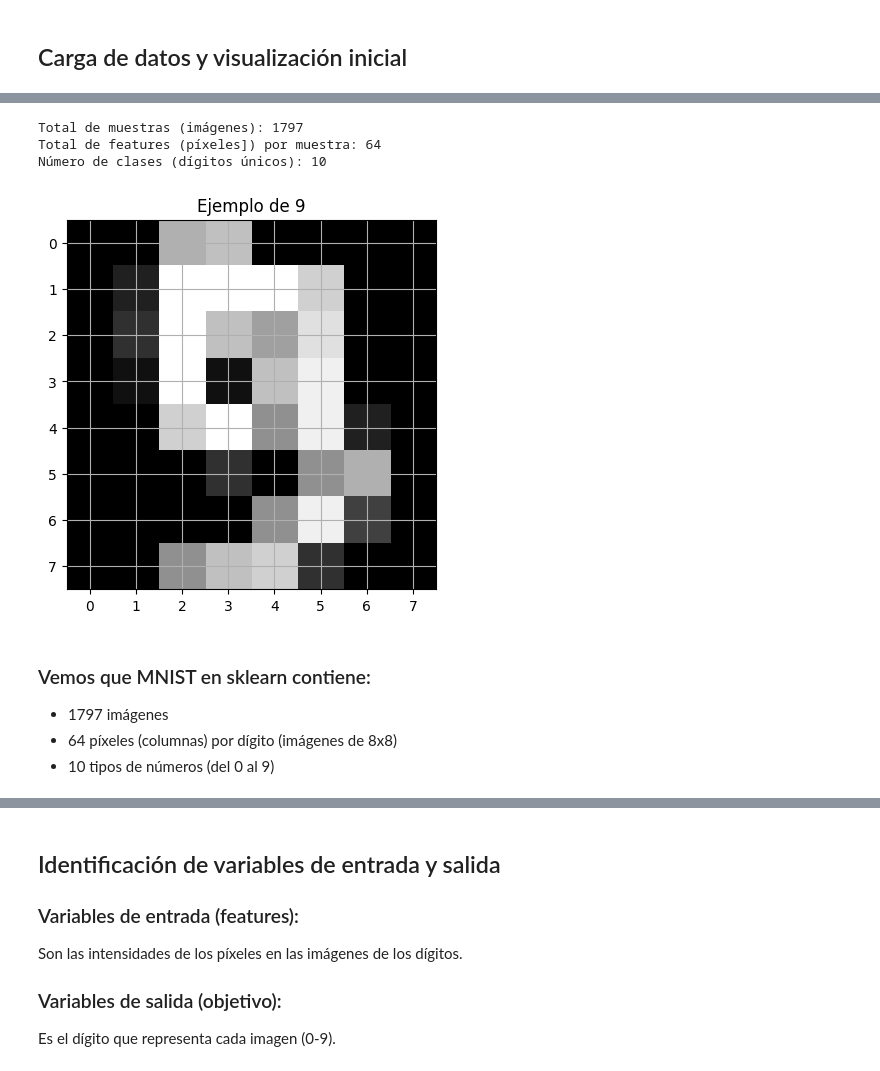
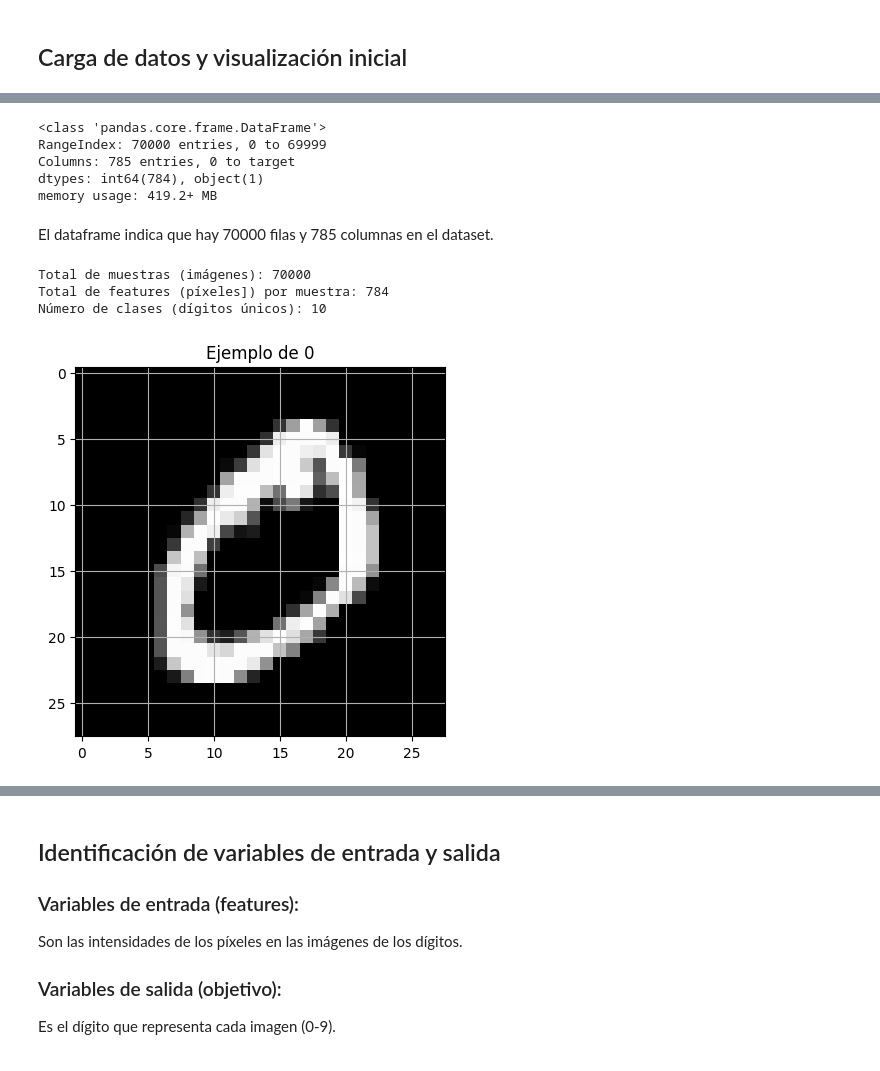
Before and after one commit to milton-lopez/analisis_d, a Jupyter notebook: src/AdD_a14_GRUPO_LOPEZ.ipynb, the cells around one changed output, grey strips where cells are left out. Drawn from its saved outputs; the diff is of its cells as text; code cells hidden in the pictures.

```diff
--- a/src/AdD_a14_GRUPO_LOPEZ.ipynb
+++ b/src/AdD_a14_GRUPO_LOPEZ.ipynb
@@ -38,0 +30,5 @@ X, y = digits.data, digits.target
+# %%
+# Cargamos el dataset
+# Se eligió la versión de MNIST clásica, no la built-in de sklearn
+digits = fetch_openml('mnist_784', version=1, as_frame=False)
+X, y = digits.data, digits.target
@@ -39,3 +49,13 @@ X, y = digits.data, digits.target
+# %%
+data.info()
+# %% [output]
+<class 'pandas.core.frame.DataFrame'>
+RangeIndex: 70000 entries, 0 to 69999
+Columns: 785 entries, 0 to target
+dtypes: int64(784), object(1)
+memory usage: 419.2+ MB
+# %% [markdown]
+El dataframe indica que hay 70000 filas y 785 columnas en el dataset.
 # %%
 # Dimensiones del dataset
 n_samples, n_features = X.reshape((len(X), -1)).shape
@@ -45,19 +65,14 @@ print(f"Total de muestras (imágenes): {n_samples}")
 print(f"Total de features (píxeles]) por muestra: {n_features}")
 print(f"Número de clases (dígitos únicos): {n_classes}")
 # %% [output]
-Total de muestras (imágenes): 1797
-Total de features (píxeles]) por muestra: 64
+Total de muestras (imágenes): 70000
+Total de features (píxeles]) por muestra: 784
 Número de clases (dígitos únicos): 10
 # %%
 # Cargamos una muestra
 plt.grid(True)
-plt.title("Ejemplo de {}".format(y[9]))
-plt.imshow(X[9, :].reshape((8, 8)), cmap='gray')
+plt.title("Ejemplo de {}".format(y[1]))
+plt.imshow(X[1, :].reshape((28, 28)), cmap='gray')
 plt.show()
 # %% [output]
-[figure, old version]
+[figure, new version]
-# %% [markdown]
-### Vemos que MNIST en sklearn contiene:
-- 1797 imágenes
-- 64 píxeles (columnas) por dígito (imágenes de 8x8)
-- 10 tipos de números (del 0 al 9)
```
Also changed, not shown: parts of 79 cells of this notebook.
